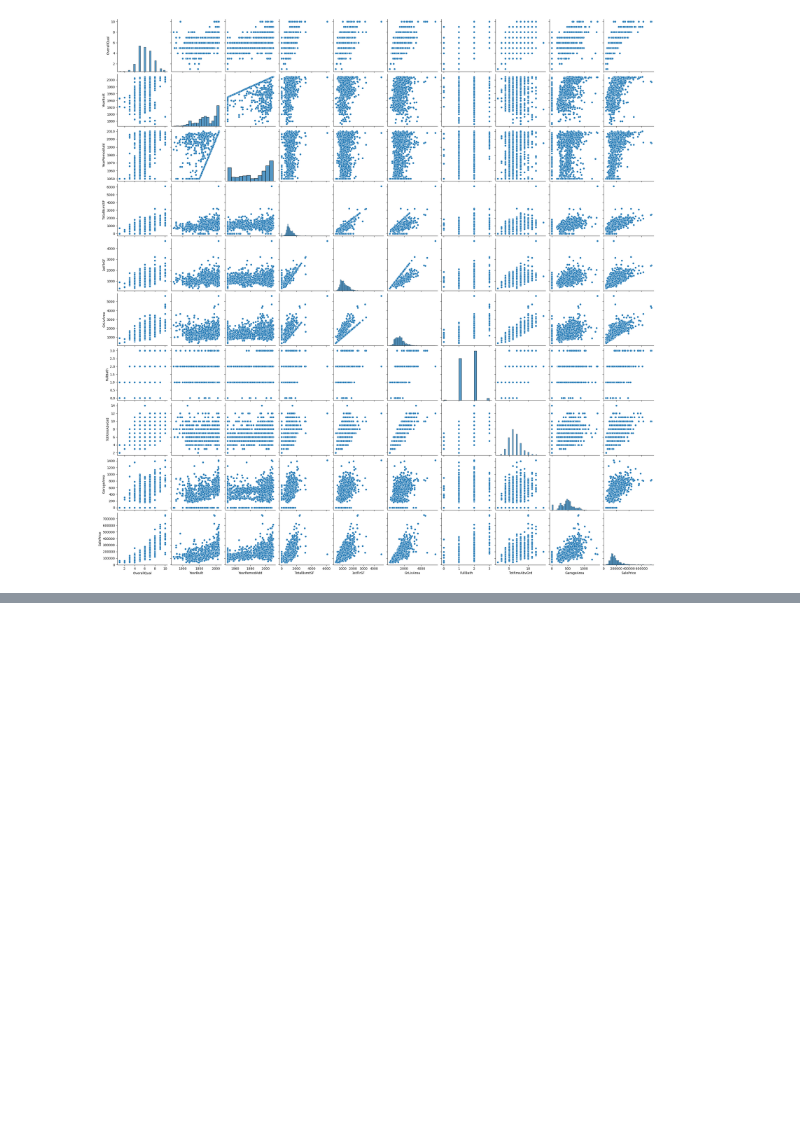
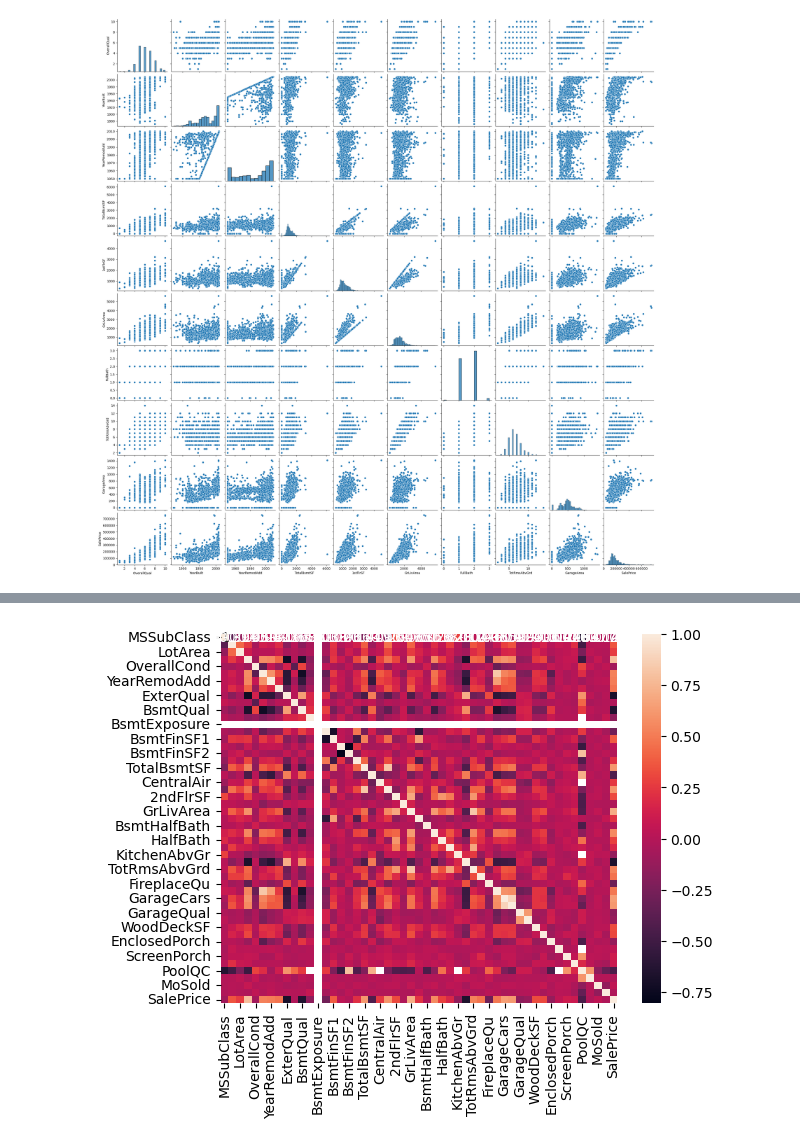
Before and after one commit to VishalyGinny/Data-Science-Projects, a Jupyter notebook: house-prices-advanced-regression-techniques/houseprice.ipynb, the cells around one changed output, grey strips where cells are left out. Drawn from its saved outputs; the diff is of its cells as text; code cells hidden in the pictures; blank space fills up the shorter version.

```diff
--- a/house-prices-advanced-regression-techniques/houseprice.ipynb
+++ b/house-prices-advanced-regression-techniques/houseprice.ipynb
@@ -198,3 +198,13 @@ sns.pairplot(df[['OverallQual', 'YearBuilt', 'YearRemodAdd', 'TotalBsmtSF', '1st
 plt.show()
 # %% [output]
 [figure]
+# %%
+# Assuming df is your original DataFrame
+# Select only the numerical columns
+numerical_cols = df.select_dtypes(include=[np.number]).columns
+
+# Normalize the selected numerical columns
+df_norm = (df[numerical_cols] - df[numerical_cols].mean()) / df[numerical_cols].std()
+
+# Display the normalized DataFrame
+df_norm.head()
@@ -200,0 +219,6 @@ plt.show()
+# %%
+# draw a heatmap
+sns.heatmap(df_norm.corr(), annot=True)
+plt.show()
+# %% [output]
+[figure, added]
```
Also changed, not shown: parts of 12 cells of this notebook.
